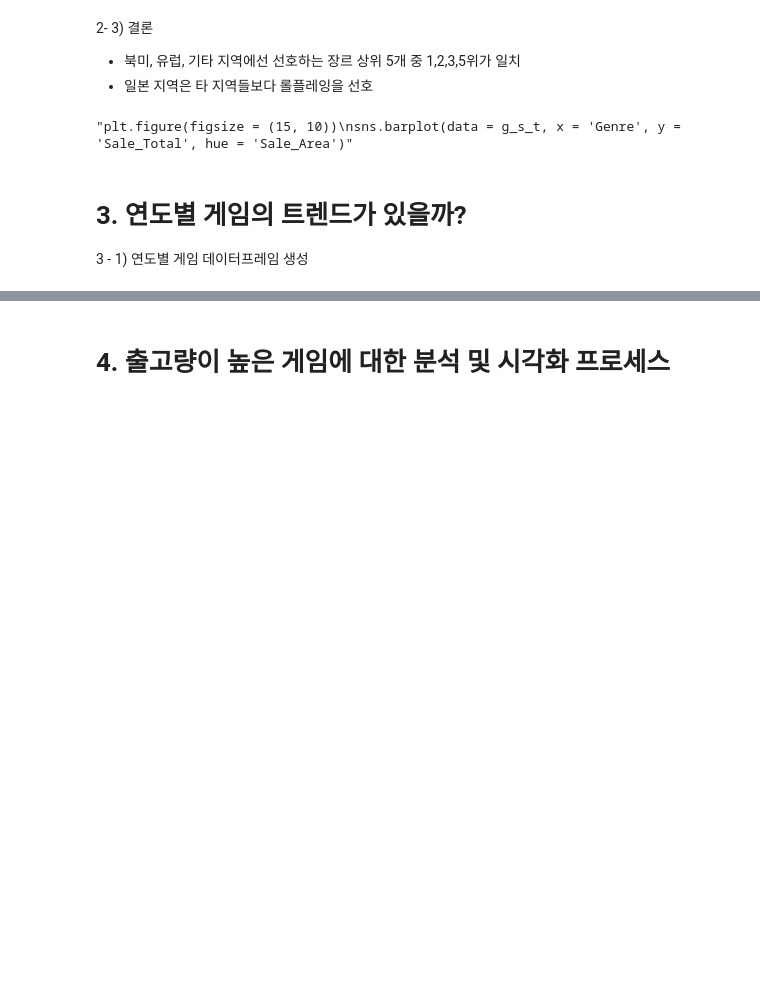
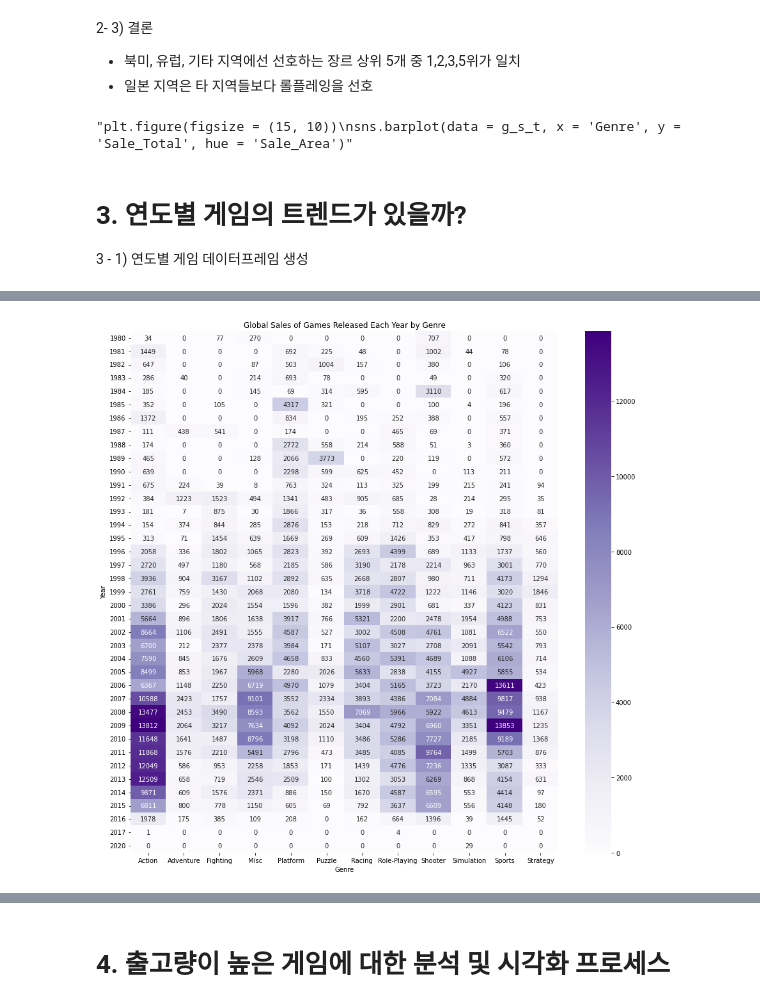
Before and after one commit to wisesprout/video-game-sales-analysis, a Jupyter notebook: Project1.ipynb, the cells around one changed output, grey strips where cells are left out. Saved outputs shown, nothing was run; the diff lists cells and outputs as text; code cells hidden in the pictures; blank space fills up the shorter version.

```diff
--- a/Project1.ipynb
+++ b/Project1.ipynb
@@ -235,0 +263,10 @@ y_g.head()
+# %%
+# 시각화
+plt.figure(figsize = (15, 15))
+sns.heatmap(y_g, cmap = 'Purples', annot = True, fmt = 'd')
+plt.xlabel('Genre')
+plt.ylabel('Year')
+plt.title('Global Sales of Games Released Each Year by Genre')
+plt.show()
+# %% [output]
+[figure, added]
```
Also changed, not shown: parts of 6 cells of this notebook.
